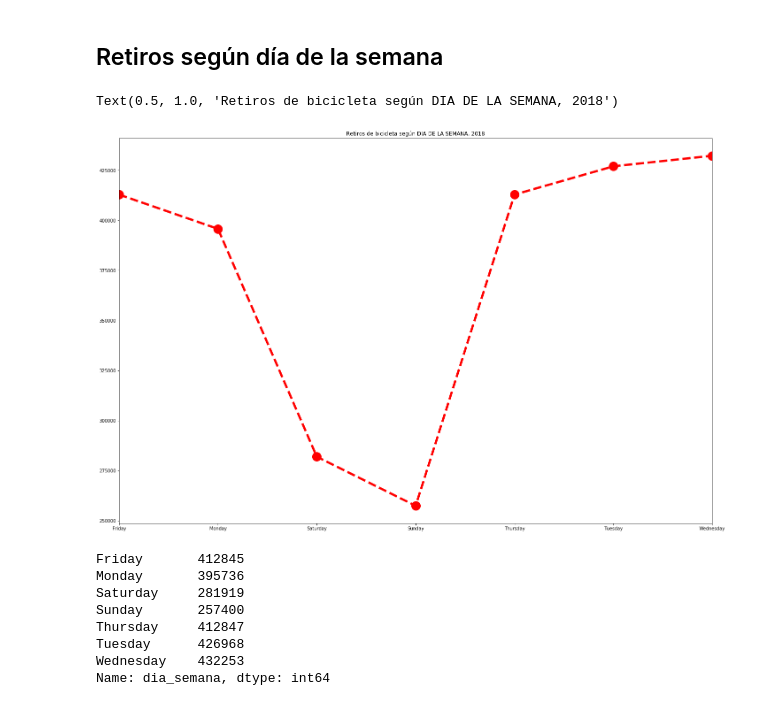
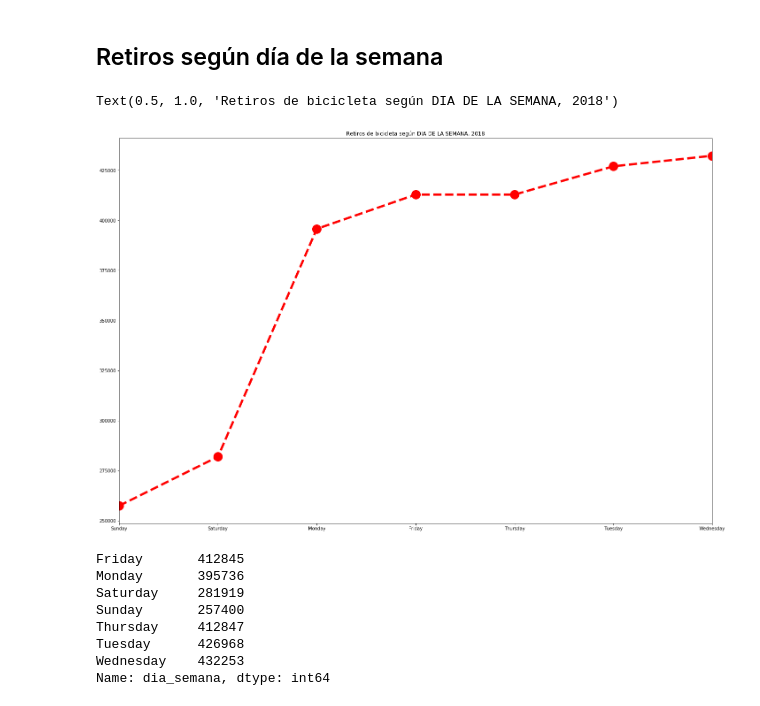
Before and after one commit to fpaterson/Acamica-Data-Science, a Jupyter notebook: Presentación personal/Presentación personal, dataset bicis.ipynb, the cells around one changed output. Cells and saved outputs as stored; diff of their text form; code cells hidden in the pictures.

```diff
--- a/Presentación personal/Presentación personal, dataset bicis.ipynb
+++ b/Presentación personal/Presentación personal, dataset bicis.ipynb
@@ -309,11 +311,11 @@ Name: hora, dtype: int64
 # %%
 df["dia_semana"] = df.bici_Fecha_hora_retiro.dt.weekday_name
 # %%
-df.dia_semana.value_counts().sort_index().plot(linewidth=5, markersize=20,color='red', marker='o', linestyle='dashed')
-plt.title('Retiros de bicicleta según DIA DE LA SEMANA, 2018')
+df.dia_semana.value_counts(ascending=True).plot(linewidth=5, markersize=20,color='red', marker='o', linestyle='dashed')
+plt.title('Retiros de bicicleta según DIA DE LA SEMANA, 2018') #hace falta ordenarlo de L a D
 # %% [output]
 Text(0.5, 1.0, 'Retiros de bicicleta según DIA DE LA SEMANA, 2018')
-[figure, old version]
+[figure, new version]
 # %%
 df.dia_semana.value_counts().sort_index()
 # %% [output]
```
Also changed, not shown: parts of 3 cells of this notebook.
